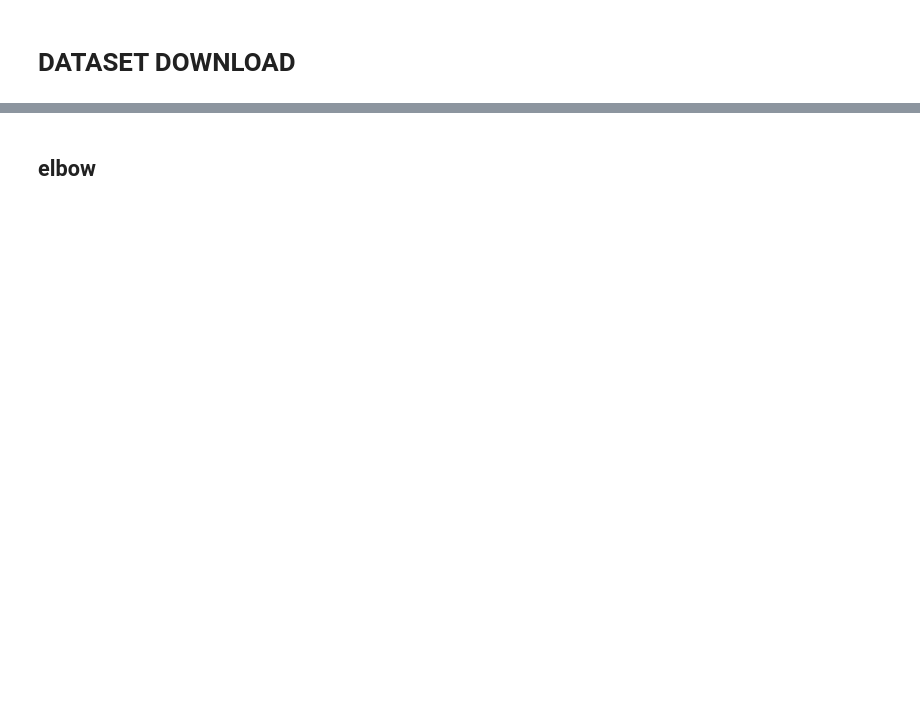
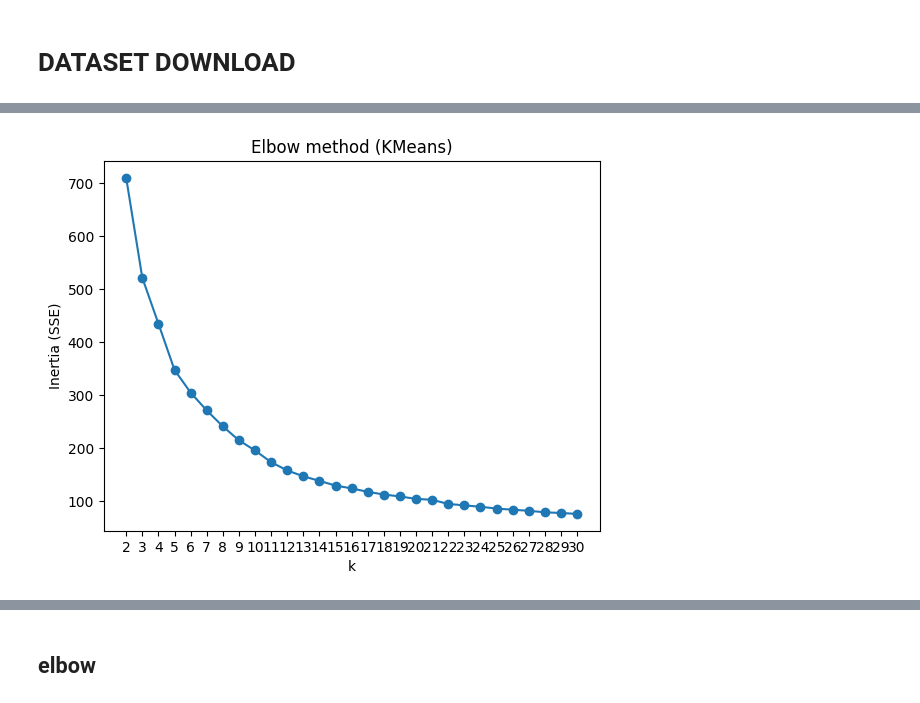
Before and after one commit to erPanseca/hackaton, a Jupyter notebook: main.ipynb, the cells around one changed output, grey strips where cells are left out. Saved outputs shown, nothing was run; the diff lists cells and outputs as text; code cells hidden in the pictures; blank space fills up the shorter version.

```diff
--- a/main.ipynb
+++ b/main.ipynb
@@ -222,7 +2,0 @@ Varianza spiegata: 0.95
-# %%
-from sentence_transformers import SentenceTransformer
-
-texts = [d["text"] for d in docs]
-
-model = SentenceTransformer("sentence-transformers/all-MiniLM-L6-v2")
-X = model.encode(texts, normalize_embeddings=True, show_progress_bar=True)
@@ -230,0 +190,12 @@ X = model.encode(texts, normalize_embeddings=True, show_progress_bar=True)
+# %%
+print("Reducing dimensionality")
+
+n_components = 10
+svd = TruncatedSVD(n_components=n_components, random_state=42)
+normalizer = Normalizer(copy=False)
+
+lsa_pipeline = make_pipeline(svd, normalizer)
+X_lsa = lsa_pipeline.fit_transform(X_sparse)
+
+var_explained = svd.explained_variance_ratio_.sum()
+print(f"n_components: {n_components}    variance: {var_explained:.2%}")
@@ -230,0 +207,69 @@ X = model.encode(texts, normalize_embeddings=True, show_progress_bar=True)
+# %%
+
+def kmeans_elbow_silhouette(
+    X,
+    k_min=2,
+    k_max=30,
+    random_state=42,
+    n_init=10,
+    sample_size_for_silhouette=None,
+):
+    n_samples = X.shape[0]
+    if n_samples < 3:
+        raise ValueError("We need at least 3 samples.")
+
+    k_max = min(k_max, n_samples - 1)
+    ks = list(range(k_min, k_max + 1))
+
+    inertias = []
+    silhouettes = []
+
+    for k in ks:
+        km = KMeans(n_clusters=k, n_init=n_init, random_state=random_state)
+        labels = km.fit_predict(X)
+        inertias.append(km.inertia_)
+
+        if sample_size_for_silhouette is not None and n_samples > sample_size_for_silhouette:
+            sil = silhouette_score(X, labels, sample_size=sample_size_for_silhouette, random_state=random_state)
+        else:
+            sil = silhouette_score(X, labels)
+        silhouettes.append(sil)
+
+    return np.array(ks), np.array(inertias), np.array(silhouettes)
+
+
+ks, inertias, sils = kmeans_elbow_silhouette(
+    X_lsa,
+    k_min=2,
+    k_max=30,
+    random_state=42,
+    n_init=10,
+    sample_size_for_silhouette=None
+)
+
+# --- PLOT ELBOW ---
+plt.figure()
+plt.plot(ks, inertias, marker="o")
+plt.xlabel("k")
+plt.ylabel("Inertia (SSE)")
+plt.title("Elbow method (KMeans)")
+plt.xticks(ks)
+plt.show()
+
+# --- PLOT SILHOUETTE ---
+plt.figure()
+plt.plot(ks, sils, marker="o")
+plt.xlabel("k")
+plt.ylabel("Silhouette score")
+plt.title("Silhouette score (KMeans)")
+plt.xticks(ks)
+plt.show()
+
+top_indices = np.argsort(sils)[::-1]
+
+print("\n--- TOP 3 K (SILHOUETTE) ---")
+for i in range(3):
+    idx = top_indices[i]
+    print(f"k = {ks[idx]}  score = {sils[idx]:.4f}")
+# %% [output]
+[figure, added]
```
Also changed, not shown: parts of 60 cells of this notebook, 1 other file.
